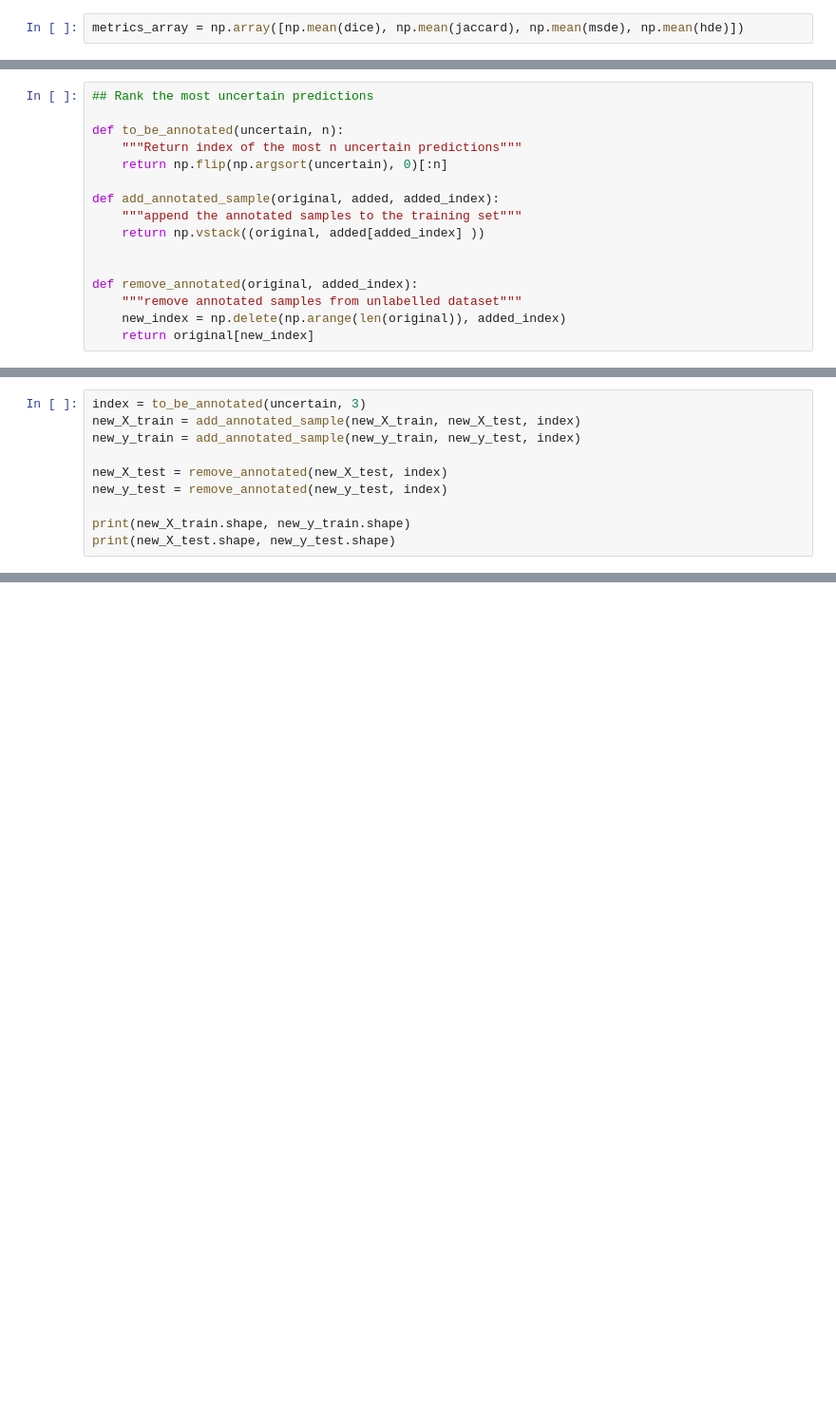
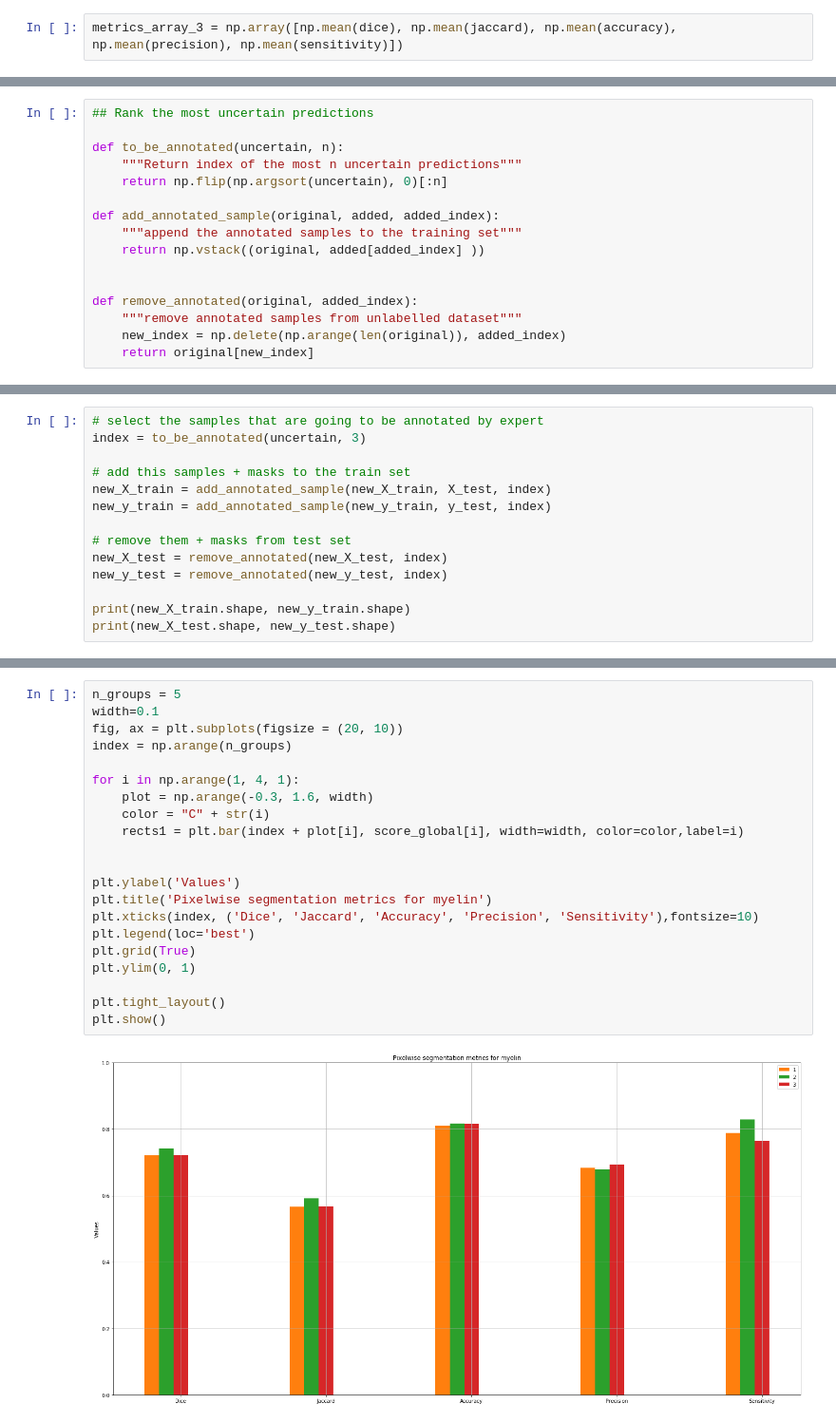
Before and after one commit to neuropoly/deep-active-learning, a Jupyter notebook: ceal/active_learning_20_09.ipynb, the cells around one changed output, grey strips where cells are left out. Shown at 95% size. Drawn from its saved outputs; the diff is of its cells as text; blank space fills up the shorter version.

```diff
--- a/ceal/active_learning_20_09.ipynb
+++ b/ceal/active_learning_20_09.ipynb
@@ -741,2 +747,2 @@ metrics_array_2 = np.array([np.mean(dice), np.mean(jaccard), np.mean(msde), np.m
 # %%
-metrics_array = np.array([np.mean(dice), np.mean(jaccard), np.mean(msde), np.mean(hde)])
+metrics_array_3 = np.array([np.mean(dice), np.mean(jaccard), np.mean(accuracy), np.mean(precision), np.mean(sensitivity)])
@@ -781,8 +809,12 @@ def remove_annotated(original, added_index):
 # %%
+# select the samples that are going to be annotated by expert
 index = to_be_annotated(uncertain, 3)
-new_X_train = add_annotated_sample(new_X_train, new_X_test, index)
-new_y_train = add_annotated_sample(new_y_train, new_y_test, index)
 
+# add this samples + masks to the train set
+new_X_train = add_annotated_sample(new_X_train, X_test, index)
+new_y_train = add_annotated_sample(new_y_train, y_test, index)
+
+# remove them + masks from test set
 new_X_test = remove_annotated(new_X_test, index)
 new_y_test = remove_annotated(new_y_test, index)
 
@@ -874,0 +1106,23 @@ print("Done")
+# %%
+n_groups = 5
+width=0.1
+fig, ax = plt.subplots(figsize = (20, 10))
+index = np.arange(n_groups)
+
+for i in np.arange(1, 4, 1):
+    plot = np.arange(-0.3, 1.6, width)
+    color = "C" + str(i)
+    rects1 = plt.bar(index + plot[i], score_global[i], width=width, color=color,label=i)
+
+
+plt.ylabel('Values')
+plt.title('Pixelwise segmentation metrics for myelin')
+plt.xticks(index, ('Dice', 'Jaccard', 'Accuracy', 'Precision', 'Sensitivity'),fontsize=10)
+plt.legend(loc='best')
+plt.grid(True)
+plt.ylim(0, 1)
+
+plt.tight_layout()
+plt.show()
+# %% [output]
+[figure, added]
```
Also changed, not shown: parts of 24 cells of this notebook.
